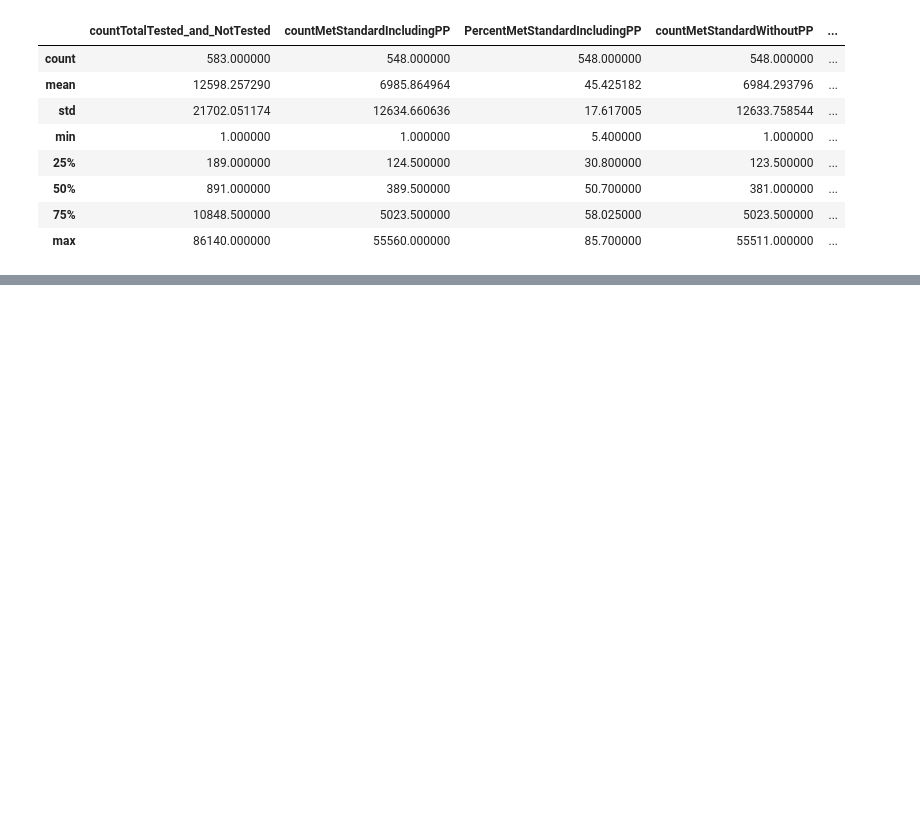
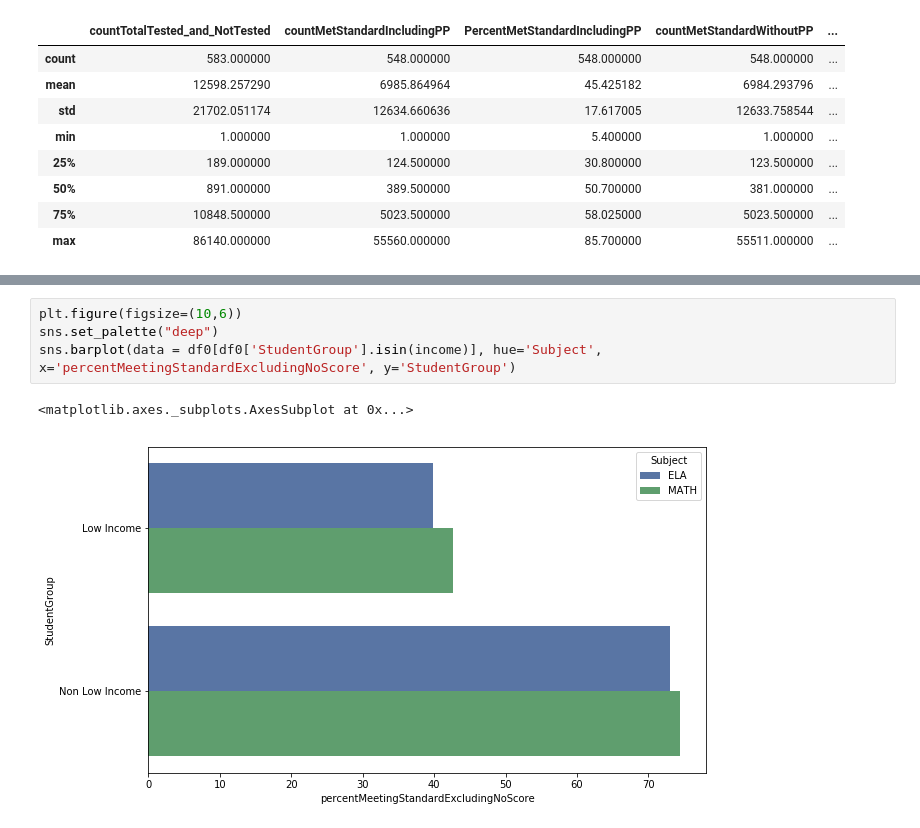
Before and after one commit to sachbhat/school-analysis, a Jupyter notebook: Exploratory Analysis - School Data.ipynb, the cells around one changed output, grey strips where cells are left out. Drawn from its saved outputs; the diff is of its cells as text; blank space fills up the shorter version.

```diff
--- a/Exploratory Analysis - School Data.ipynb
+++ b/Exploratory Analysis - School Data.ipynb
@@ -872,0 +907,7 @@ df2.describe()
+# %%
+plt.figure(figsize=(10,6))
+sns.set_palette("deep")
+sns.barplot(data = df0[df0['StudentGroup'].isin(income)], hue='Subject', x='percentMeetingStandardExcludingNoScore', y='StudentGroup')
+# %% [output]
+<matplotlib.axes._subplots.AxesSubplot at 0x...>
+[figure, added]
```
Also changed, not shown: parts of 7 cells of this notebook, 1 other file.
